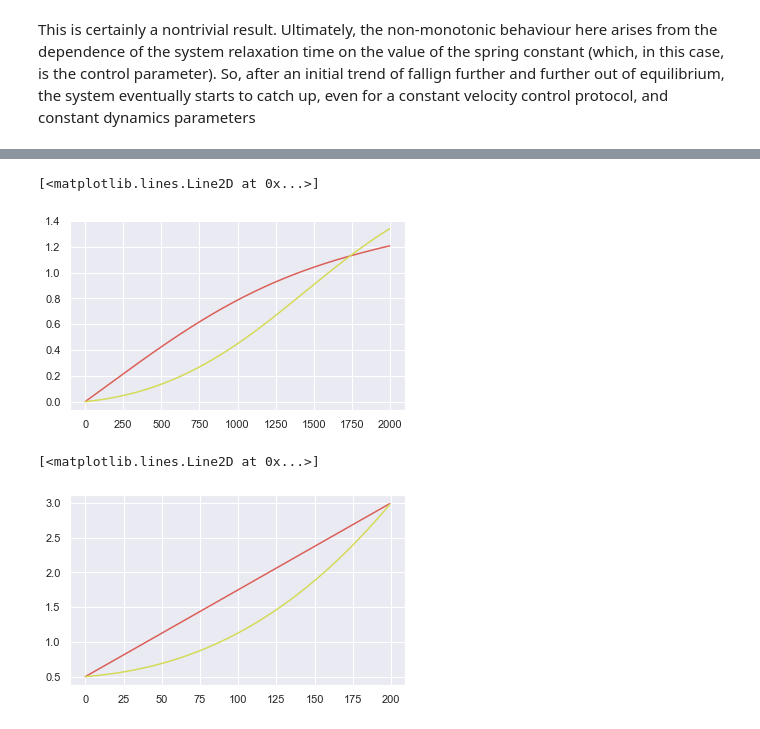
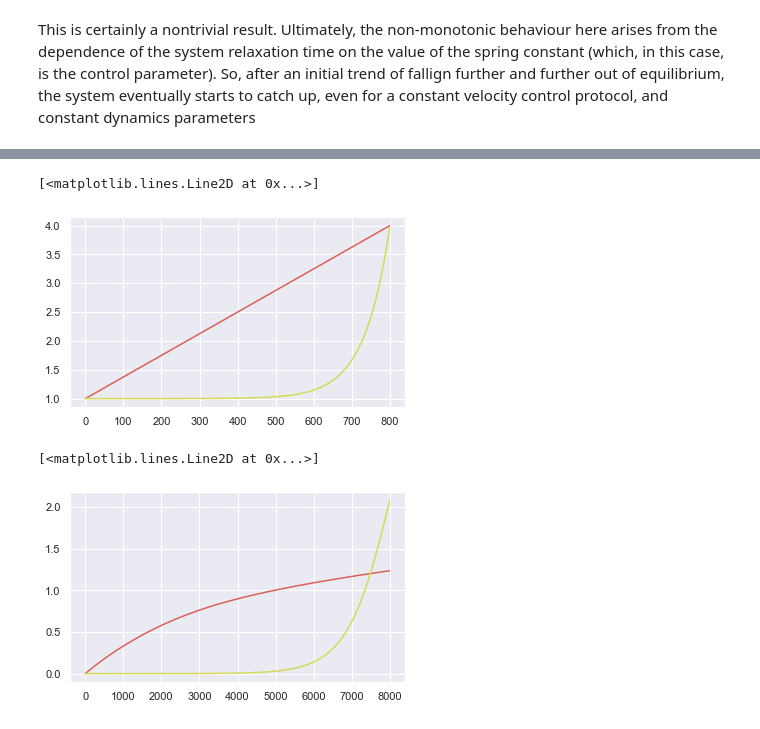
Before and after one commit to StevenJLarge/FokkerPlanck, a Jupyter notebook: notebooks/05-slarge-breathing-trap.ipynb, the cells around one changed output, grey strips where cells are left out. Saved outputs shown, nothing was run; the diff lists cells and outputs as text; code cells hidden in the pictures.

```diff
--- a/notebooks/05-slarge-breathing-trap.ipynb
+++ b/notebooks/05-slarge-breathing-trap.ipynb
@@ -472,14 +519,15 @@ res_opt = sim_naive.run_optimal_simulation(0.5, 4.0)
 # %%
 fig, ax = plt.subplots(1, 1, figsize=(6, 3.5))
-ax.plot(res_naive.work_arr)
-ax.plot(res_opt.work_arr)
+
+ax.plot(res_naive.cp)
+ax.plot(res_opt.cp)
 # %% [output]
 [<matplotlib.lines.Line2D at 0x...>]
-[figure, old version]
+[figure, new version]
 # %%
 fig, ax = plt.subplots(1, 1, figsize=(6, 3.5))
-ax.plot(res_naive.cp_arr)
-ax.plot(res_opt.cp_arr)
+ax.plot(res_naive.work)
+ax.plot(res_opt.work)
 # %% [output]
 [<matplotlib.lines.Line2D at 0x...>]
-[figure, old version]
+[figure, new version]
```
Also changed, not shown: parts of 5 cells of this notebook.
